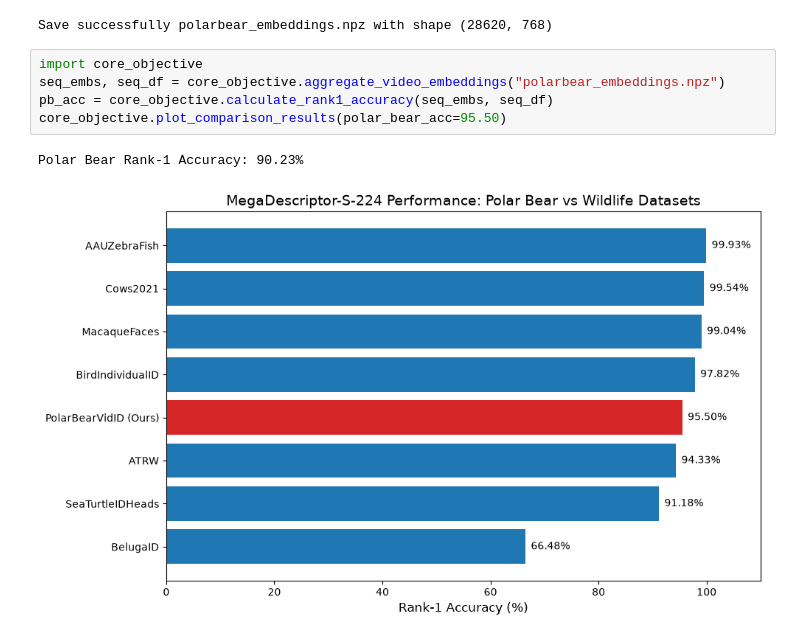
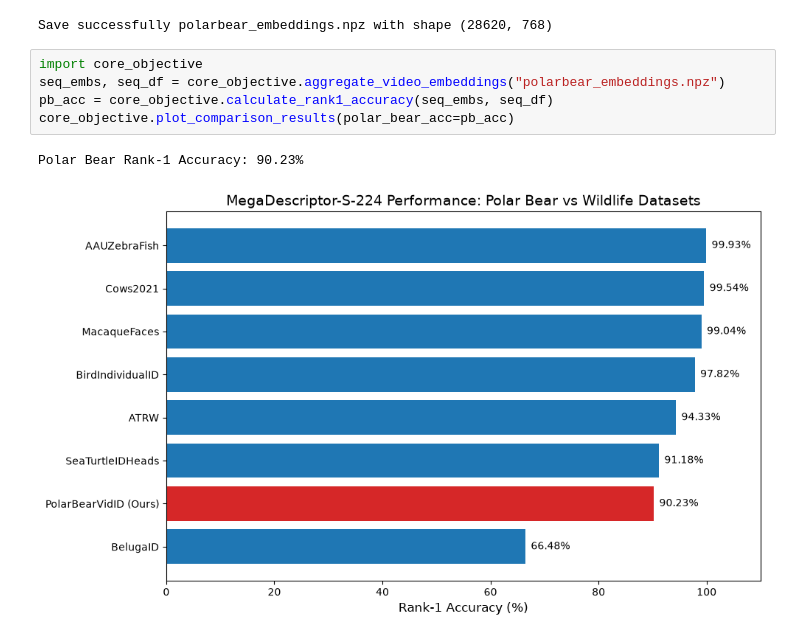
Before and after one commit to myn13/Polar-Bear-Vision-Project, a Jupyter notebook: preprocess_and_make_comparison.ipynb, the cells around one changed output. Drawn from its saved outputs; the diff is of its cells as text.

```diff
--- a/preprocess_and_make_comparison.ipynb
+++ b/preprocess_and_make_comparison.ipynb
@@ -11,8 +11,8 @@ Save successfully polarbear_embeddings.npz with shape (28620, 768)
 # %%
 import core_objective
 seq_embs, seq_df = core_objective.aggregate_video_embeddings("polarbear_embeddings.npz")
 pb_acc = core_objective.calculate_rank1_accuracy(seq_embs, seq_df)
-core_objective.plot_comparison_results(polar_bear_acc=95.50)
+core_objective.plot_comparison_results(polar_bear_acc=pb_acc)
 # %% [output]
 Polar Bear Rank-1 Accuracy: 90.23%
-[figure, old version]
+[figure, new version]
```
Also changed, not shown: 5 other files.
